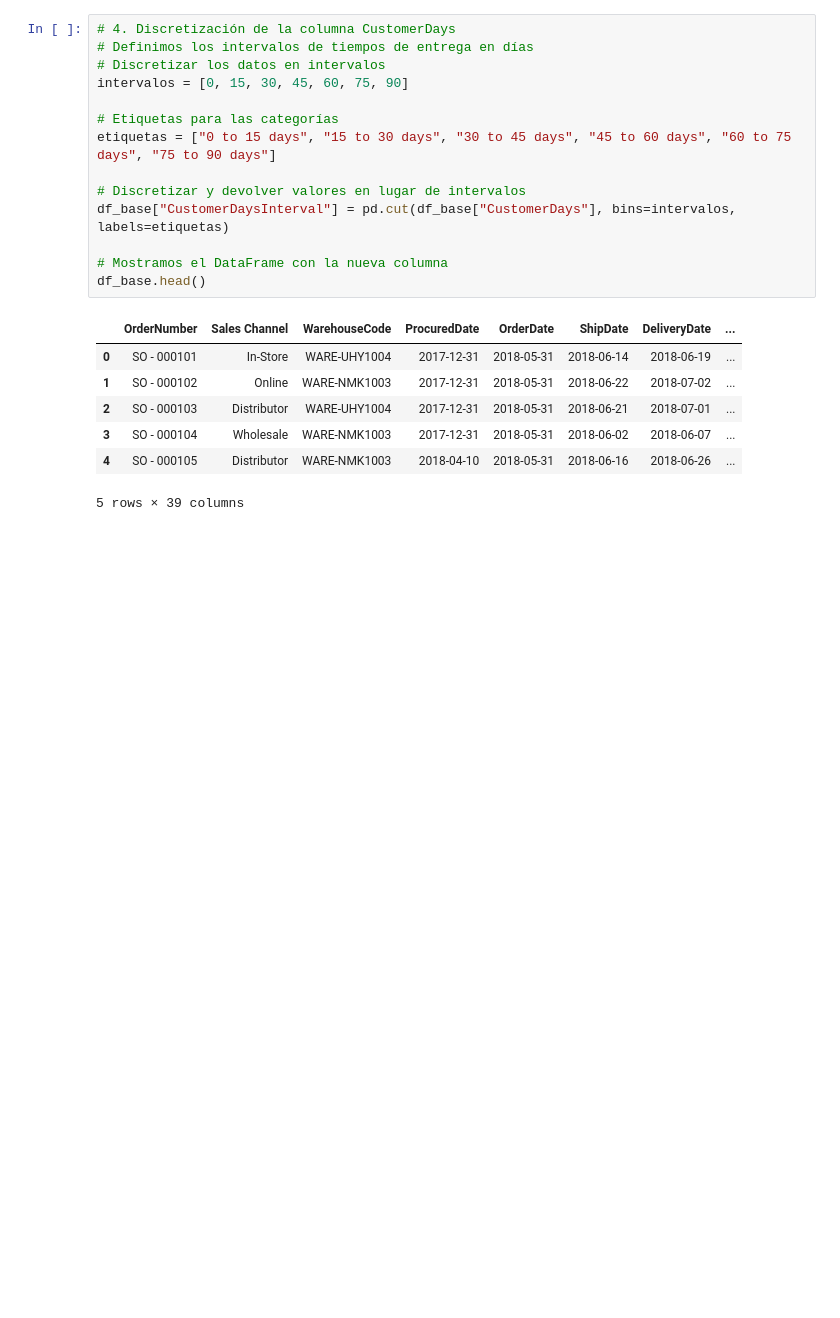
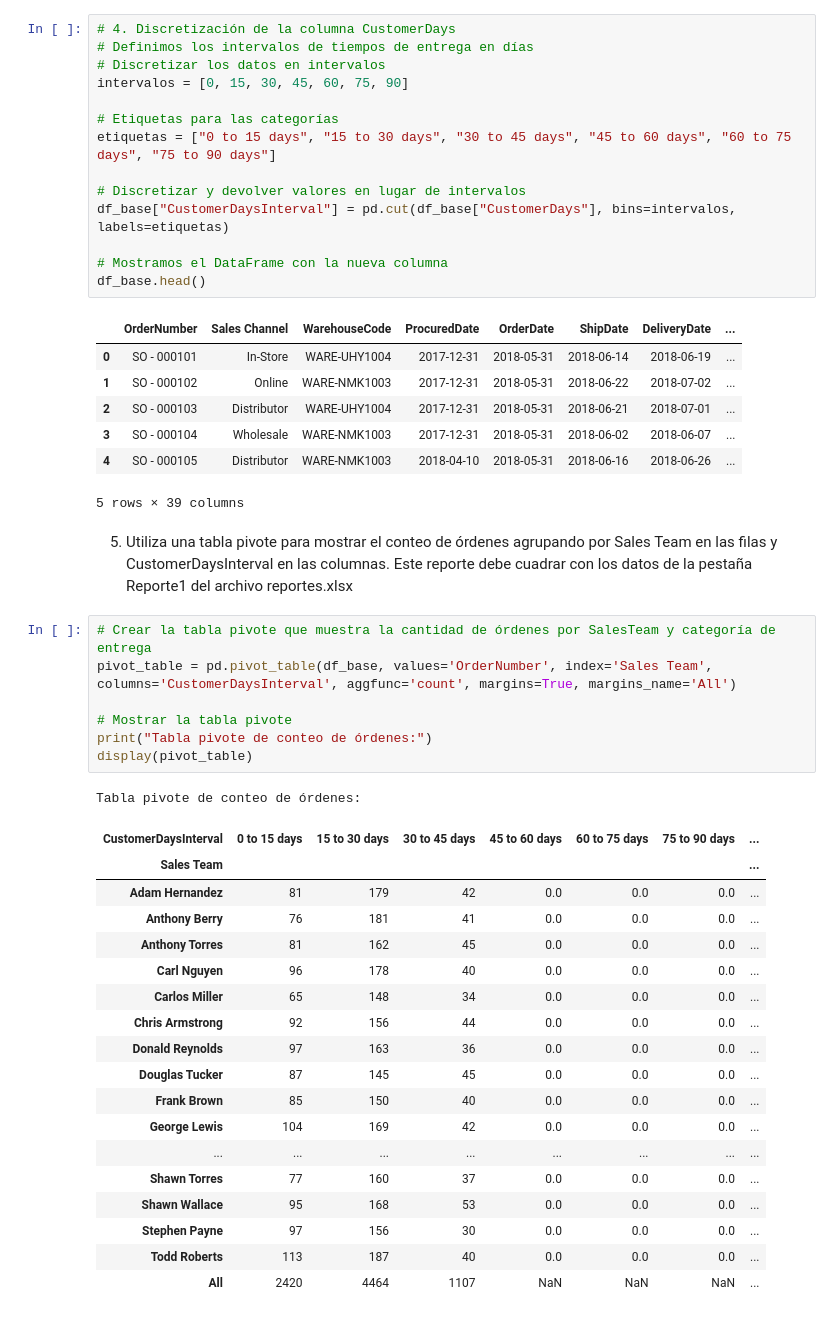
Before and after one commit to ctobar96/Latam_DataScience2024, a Jupyter notebook: Desafío_Transformación_Manipulación_Datos/Desafio.ipynb, the cells around one changed output. Saved outputs shown, nothing was run; the diff lists cells and outputs as text; blank space fills up the shorter version.

Commit message:
Se crea la tabla pivote que muestra la cantidad de órdenes por SalesTeam y categoría de entrega

```diff
--- a/Desafío_Transformación_Manipulación_Datos/Desafio.ipynb
+++ b/Desafío_Transformación_Manipulación_Datos/Desafio.ipynb
@@ -131,3 +131,34 @@ df_base.head()
 | 3 | SO - 000104 | Wholesale | WARE-NMK1003 | 2017-12-31 | 2018-05-31 | 2018-06-02 | 2018-06-07 | ... |
 | 4 | SO - 000105 | Distributor | WARE-NMK1003 | 2018-04-10 | 2018-05-31 | 2018-06-16 | 2018-06-26 | ... |
 5 rows × 39 columns
+# %% [markdown]
+5. Utiliza una tabla pivote para mostrar el conteo de órdenes agrupando por Sales
+Team en las filas y CustomerDaysInterval en las columnas. Este reporte debe
+cuadrar con los datos de la pestaña Reporte1 del archivo reportes.xlsx
+# %%
+# Crear la tabla pivote que muestra la cantidad de órdenes por SalesTeam y categoría de entrega
+pivot_table = pd.pivot_table(df_base, values='OrderNumber', index='Sales Team', columns='CustomerDaysInterval', aggfunc='count', margins=True, margins_name='All')
+
+# Mostrar la tabla pivote
+print("Tabla pivote de conteo de órdenes:")
+display(pivot_table)
+# %% [output]
+Tabla pivote de conteo de órdenes:
+| CustomerDaysInterval | 0 to 15 days | 15 to 30 days | 30 to 45 days | 45 to 60 days | 60 to 75 days | 75 to 90 days | ... |
+| Sales Team |  |  |  |  |  |  | ... |
+| Adam Hernandez | 81 | 179 | 42 | 0.0 | 0.0 | 0.0 | ... |
+| Anthony Berry | 76 | 181 | 41 | 0.0 | 0.0 | 0.0 | ... |
+| Anthony Torres | 81 | 162 | 45 | 0.0 | 0.0 | 0.0 | ... |
+| Carl Nguyen | 96 | 178 | 40 | 0.0 | 0.0 | 0.0 | ... |
+| Carlos Miller | 65 | 148 | 34 | 0.0 | 0.0 | 0.0 | ... |
+| Chris Armstrong | 92 | 156 | 44 | 0.0 | 0.0 | 0.0 | ... |
+| Donald Reynolds | 97 | 163 | 36 | 0.0 | 0.0 | 0.0 | ... |
+| Douglas Tucker | 87 | 145 | 45 | 0.0 | 0.0 | 0.0 | ... |
+| Frank Brown | 85 | 150 | 40 | 0.0 | 0.0 | 0.0 | ... |
+| George Lewis | 104 | 169 | 42 | 0.0 | 0.0 | 0.0 | ... |
+| ... | ... | ... | ... | ... | ... | ... | ... |
+| Shawn Torres | 77 | 160 | 37 | 0.0 | 0.0 | 0.0 | ... |
+| Shawn Wallace | 95 | 168 | 53 | 0.0 | 0.0 | 0.0 | ... |
+| Stephen Payne | 97 | 156 | 30 | 0.0 | 0.0 | 0.0 | ... |
+| Todd Roberts | 113 | 187 | 40 | 0.0 | 0.0 | 0.0 | ... |
+| All | 2420 | 4464 | 1107 | NaN | NaN | NaN | ... |
```
